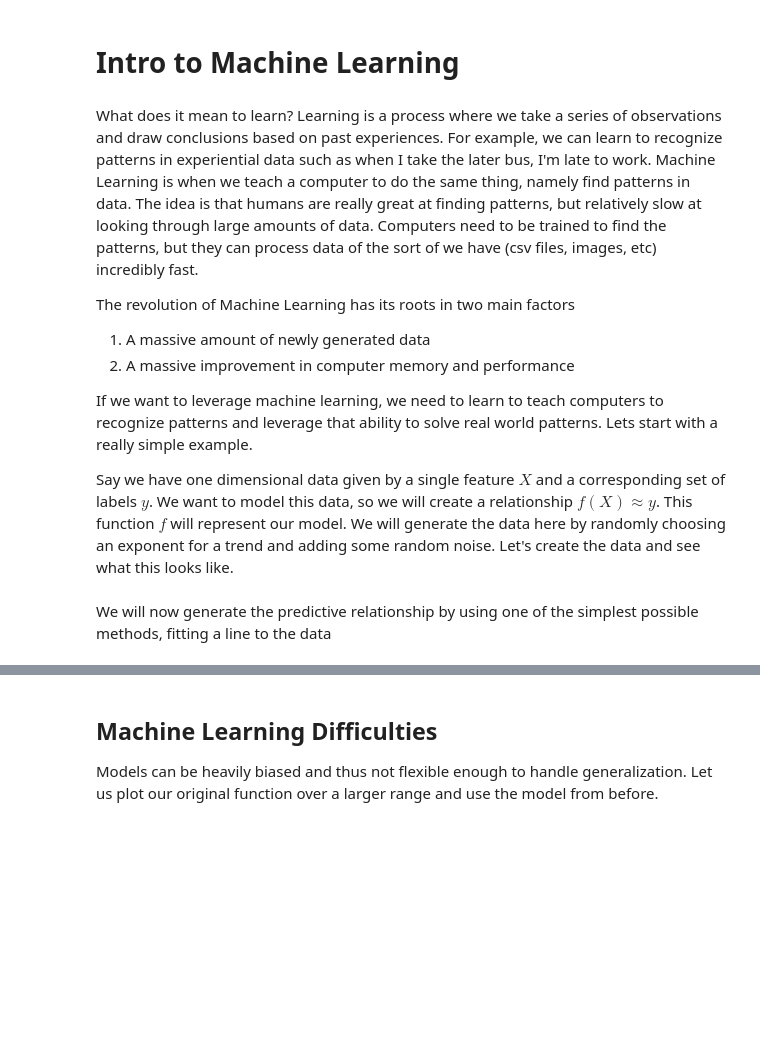
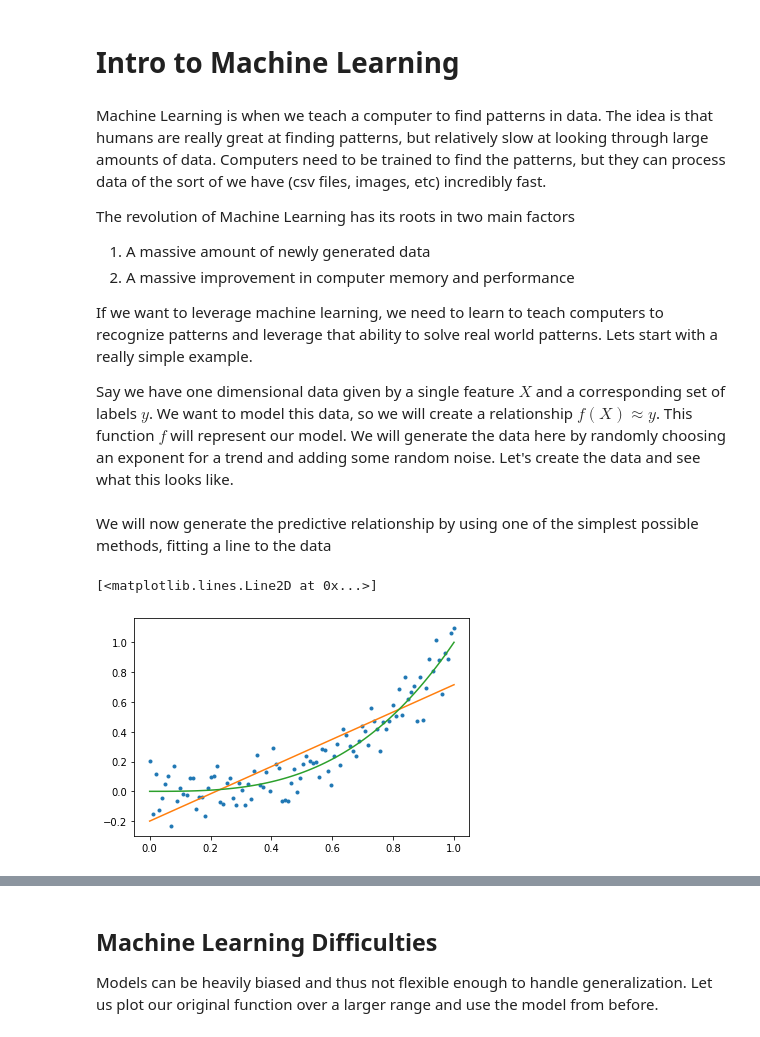
Before and after one commit to ealpha072/World-Quant-University, a Jupyter notebook: Module_2/ML_Intro_ML.ipynb, the cells around one changed output, grey strips where cells are left out. Saved outputs shown, nothing was run; the diff lists cells and outputs as text; code cells hidden in the pictures; blank space fills up the shorter version.

Commit message:
Intro to Scikit-learn notebook

```diff
--- a/Module_2/ML_Intro_ML.ipynb
+++ b/Module_2/ML_Intro_ML.ipynb
@@ -1,5 +0,0 @@
-# %%
-%logstop
-%logstart -rtq ~/.logs/ML_Intro_ML.py append
-import seaborn as sns
-sns.set()
@@ -9,7 +6,7 @@ import matplotlib.pyplot as plt
 # %% [markdown]
 # Intro to Machine Learning
 # %% [markdown]
-What does it mean to learn?  Learning is a process where we take a series of observations and draw conclusions based on past experiences.  For example, we can learn to recognize patterns in experiential data such as when I take the later bus, I'm late to work.  Machine Learning is when we teach a computer to do the same thing, namely find patterns in data.  The idea is that humans are really great at finding patterns, but relatively slow at looking through large amounts of data.  Computers need to be trained to find the patterns, but they can process data of the sort of we have (csv files, images, etc) incredibly fast.
+Machine Learning is when we teach a computer to find patterns in data.  The idea is that humans are really great at finding patterns, but relatively slow at looking through large amounts of data.  Computers need to be trained to find the patterns, but they can process data of the sort of we have (csv files, images, etc) incredibly fast.
 
 The revolution of Machine Learning has its roots in two main factors
 
@@ -29,10 +26,13 @@ We will now generate the predictive relationship by using one of the simplest po
 # %%
 p = np.polyfit(X, y, 1)
 z = np.poly1d(p)
 plt.plot(X, y, '.')
 plt.plot(X, z(X), label=r"Model: ${:.2f}x + {:.2f}$".format(*p))
 plt.plot(X, X**exp, label=r'Truth: $x^{}$'.format(exp))
-plt.legend();
+#plt.legend();
+# %% [output]
+[<matplotlib.lines.Line2D at 0x...>]
+[figure, added]
 # %% [markdown]
 We now have a model for this data, learned by the computer, namely given an $X$ value (or a bunch of values), we can predict the output.  In the context of Machine Learning, this is called a Linear Regression and is a quite powerful and general method to learn.  Just this example opens up many questions we will be answering in later lectures:
 
```
Also changed, not shown: parts of 10 cells of this notebook.
